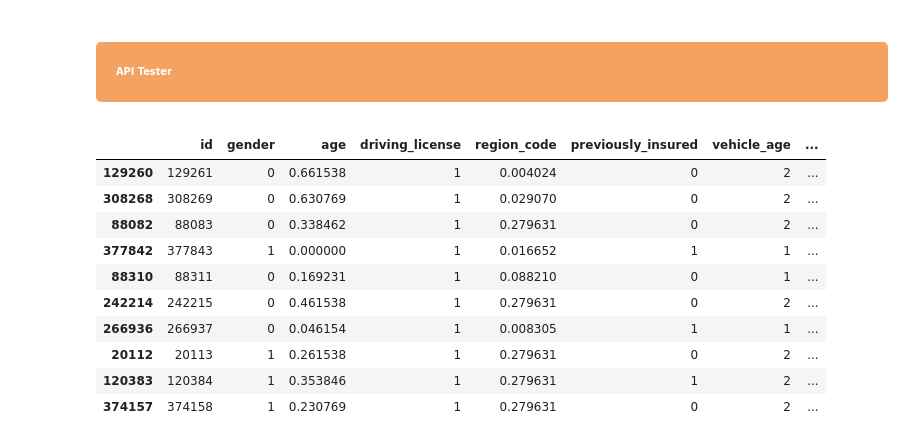
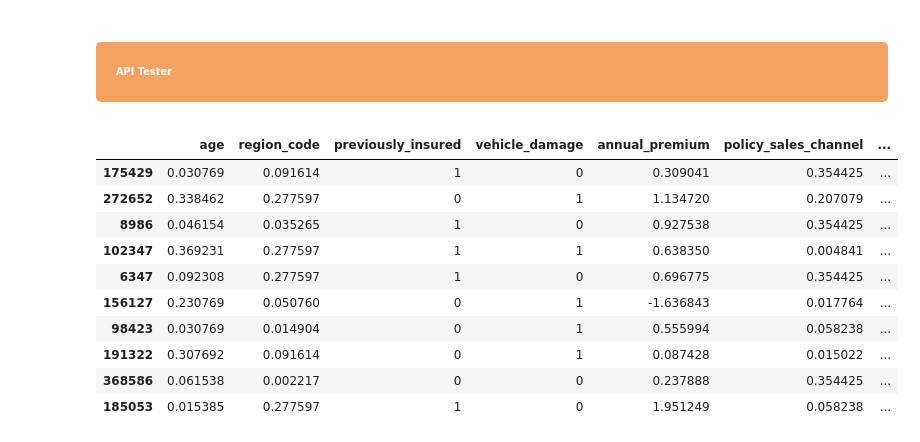
Before and after one commit to Yagodq/projeto_healthinsurance, a Jupyter notebook: notebooks/V03.healt_insurence_cross_sell.ipynb, the cells around one changed output. Drawn from its saved outputs; the diff is of its cells as text; code cells hidden in the pictures.

```diff
--- a/notebooks/V03.healt_insurence_cross_sell.ipynb
+++ b/notebooks/V03.healt_insurence_cross_sell.ipynb
@@ -927,19 +918,19 @@ df_test['response'] = y_validation
 # %%
-df_test = df_test.sample(10)
+x_test = x_test.sample(10)
-# %%
-df_test
-# %% [output]
-|  | id | gender | age | driving_license | region_code | previously_insured | vehicle_age | ... |
-| 129260 | 129261 | 0 | 0.661538 | 1 | 0.004024 | 0 | 2 | ... |
-| 308268 | 308269 | 0 | 0.630769 | 1 | 0.029070 | 0 | 2 | ... |
-| 88082 | 88083 | 0 | 0.338462 | 1 | 0.279631 | 0 | 2 | ... |
-| 377842 | 377843 | 1 | 0.000000 | 1 | 0.016652 | 1 | 1 | ... |
-| 88310 | 88311 | 0 | 0.169231 | 1 | 0.088210 | 0 | 1 | ... |
-| 242214 | 242215 | 0 | 0.461538 | 1 | 0.279631 | 0 | 2 | ... |
-| 266936 | 266937 | 0 | 0.046154 | 1 | 0.008305 | 1 | 1 | ... |
-| 20112 | 20113 | 1 | 0.261538 | 1 | 0.279631 | 0 | 2 | ... |
-| 120383 | 120384 | 1 | 0.353846 | 1 | 0.279631 | 1 | 2 | ... |
-| 374157 | 374158 | 1 | 0.230769 | 1 | 0.279631 | 0 | 2 | ... |
+# %%
+x_test
+# %% [output]
+|  | age | region_code | previously_insured | vehicle_damage | annual_premium | policy_sales_channel | ... |
+| 175429 | 0.030769 | 0.091614 | 1 | 0 | 0.309041 | 0.354425 | ... |
+| 272652 | 0.338462 | 0.277597 | 0 | 1 | 1.134720 | 0.207079 | ... |
+| 8986 | 0.046154 | 0.035265 | 1 | 0 | 0.927538 | 0.354425 | ... |
+| 102347 | 0.369231 | 0.277597 | 1 | 1 | 0.638350 | 0.004841 | ... |
+| 6347 | 0.092308 | 0.277597 | 1 | 0 | 0.696775 | 0.354425 | ... |
+| 156127 | 0.230769 | 0.050760 | 0 | 1 | -1.636843 | 0.017764 | ... |
+| 98423 | 0.030769 | 0.014904 | 0 | 1 | 0.555994 | 0.058238 | ... |
+| 191322 | 0.307692 | 0.091614 | 0 | 1 | 0.087428 | 0.015022 | ... |
+| 368586 | 0.061538 | 0.002217 | 0 | 0 | 0.237888 | 0.354425 | ... |
+| 185053 | 0.015385 | 0.277597 | 1 | 0 | 1.951249 | 0.058238 | ... |
 # %%
 import json
 # Convert Dataframe to json
```
Also changed, not shown: parts of 28 cells of this notebook, 2 other files.
